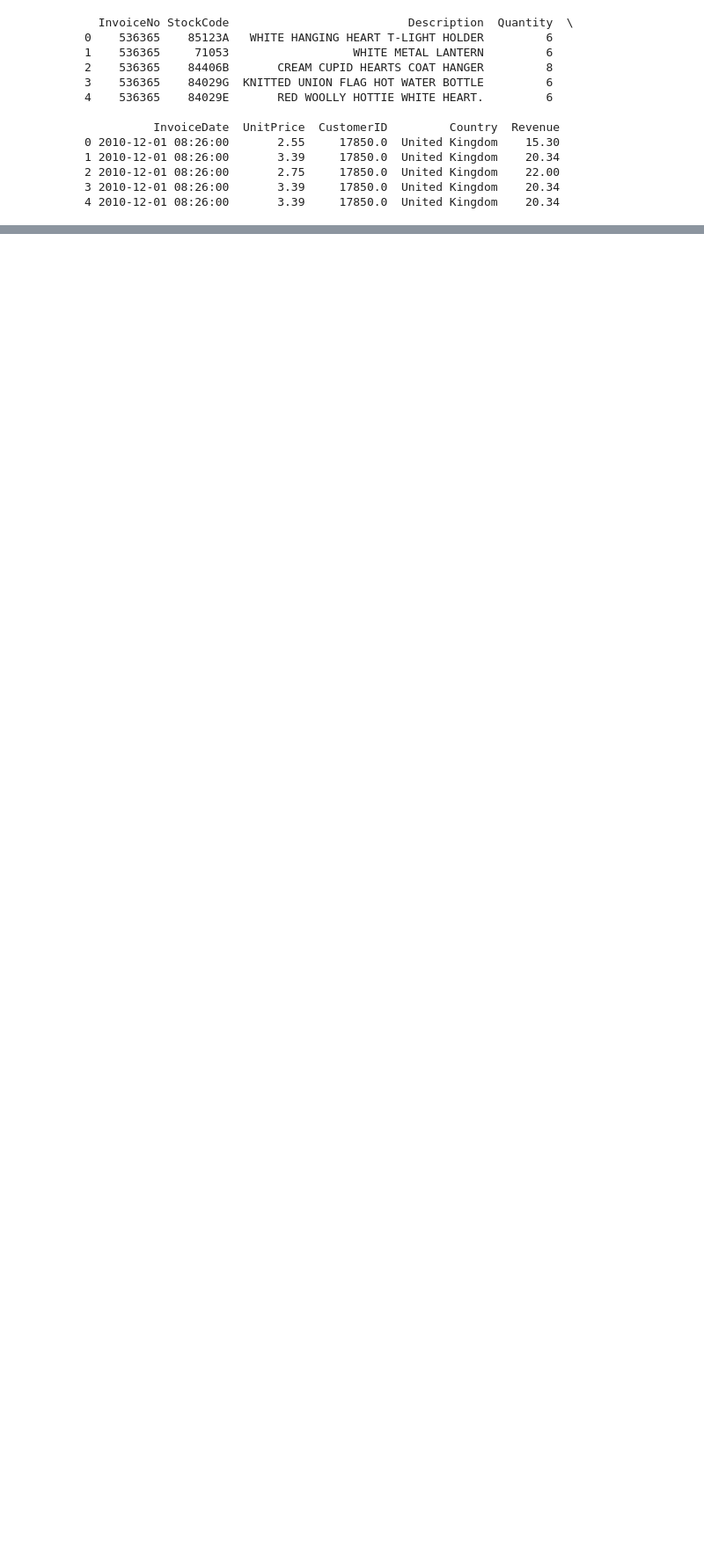
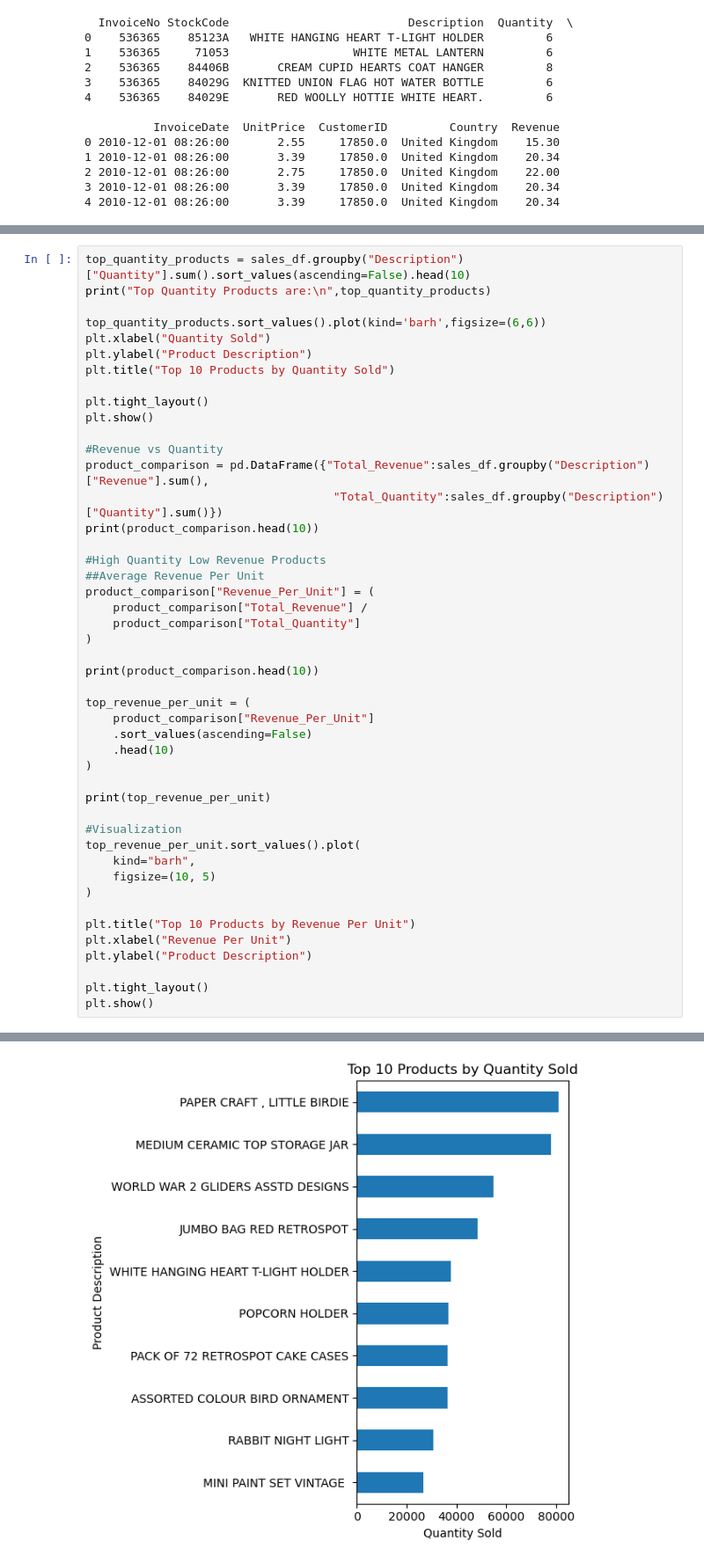
Before and after one commit to rajdaniel808-maker/Retail-Sales-and-Customer-Analytics, a Jupyter notebook: notebooks/Retail and Sales Analytics.ipynb, the cells around one changed output, grey strips where cells are left out. Shown at 88% size. Drawn from its saved outputs; the diff is of its cells as text; blank space fills up the shorter version.

```diff
--- a/notebooks/Retail and Sales Analytics.ipynb
+++ b/notebooks/Retail and Sales Analytics.ipynb
@@ -190,0 +386,47 @@ Lowest Revenue: 523631.89
+# %%
+top_quantity_products = sales_df.groupby("Description")["Quantity"].sum().sort_values(ascending=False).head(10)
+print("Top Quantity Products are:\n",top_quantity_products)
+
+top_quantity_products.sort_values().plot(kind='barh',figsize=(6,6))
+plt.xlabel("Quantity Sold")
+plt.ylabel("Product Description")
+plt.title("Top 10 Products by Quantity Sold")
+
+plt.tight_layout()
+plt.show()
+
+#Revenue vs Quantity
+product_comparison = pd.DataFrame({"Total_Revenue":sales_df.groupby("Description")["Revenue"].sum(),
+                                    "Total_Quantity":sales_df.groupby("Description")["Quantity"].sum()})
+print(product_comparison.head(10))
+
+#High Quantity Low Revenue Products
+##Average Revenue Per Unit
+product_comparison["Revenue_Per_Unit"] = (
+    product_comparison["Total_Revenue"] /
+    product_comparison["Total_Quantity"]
+)
+
+print(product_comparison.head(10))
+
+top_revenue_per_unit = (
+    product_comparison["Revenue_Per_Unit"]
+    .sort_values(ascending=False)
+    .head(10)
+)
+
+print(top_revenue_per_unit)
+
+#Visualization
+top_revenue_per_unit.sort_values().plot(
+    kind="barh",
+    figsize=(10, 5)
+)
+
+plt.title("Top 10 Products by Revenue Per Unit")
+plt.xlabel("Revenue Per Unit")
+plt.ylabel("Product Description")
+
+plt.tight_layout()
+plt.show()
+# %% [output]
@@ -190,0 +446 @@ Lowest Revenue: 523631.89
+[figure, added]
```
Also changed, not shown: parts of 21 cells of this notebook, 6 other files.
